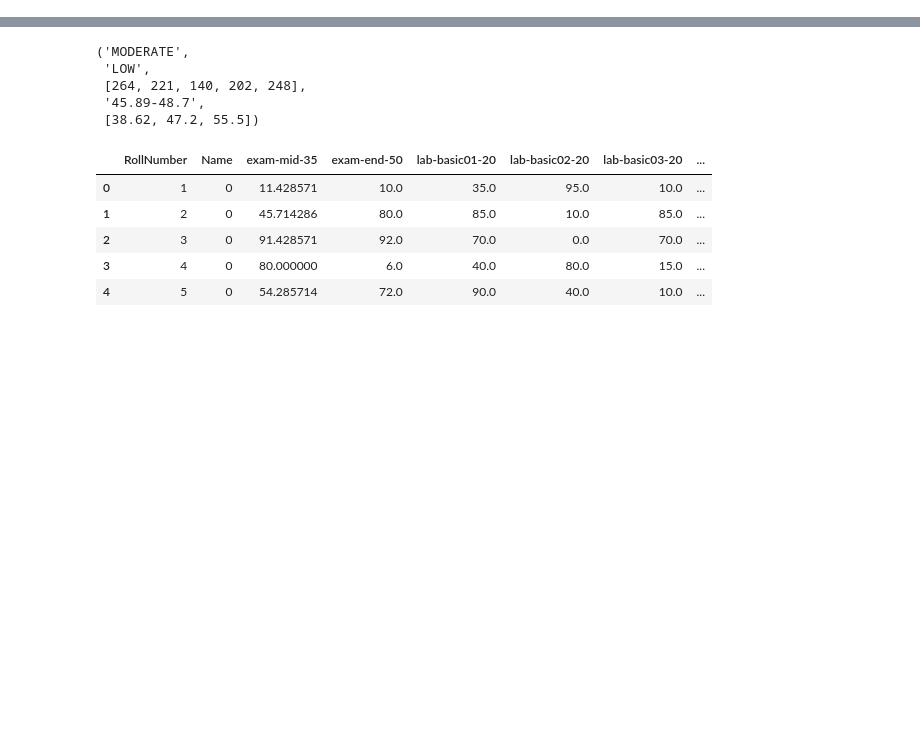
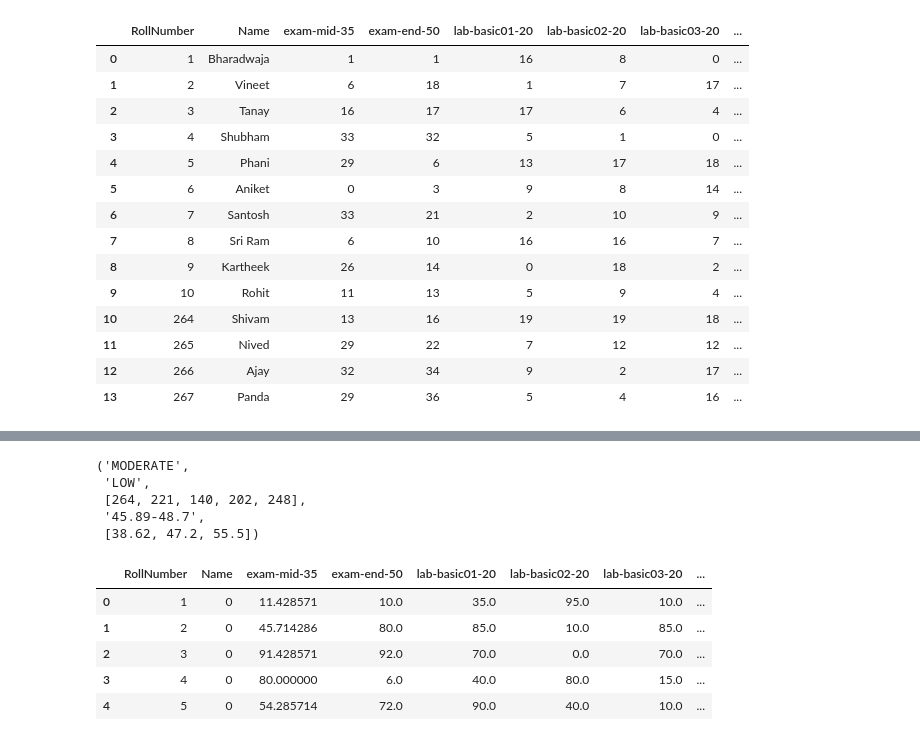
Before and after one commit to Vineet-Sharma29/Ayudar-Class-Performance-Analyzer, a Jupyter notebook: dashboard/Demo_Algo.ipynb, the cells around one changed output, grey strips where cells are left out. Saved outputs shown, nothing was run; the diff lists cells and outputs as text; code cells hidden in the pictures; blank space fills up the shorter version.

```diff
--- a/dashboard/Demo_Algo.ipynb
+++ b/dashboard/Demo_Algo.ipynb
@@ -517,4 +523,23 @@ df.columns = headers
 df['RollNumber'] = roll
 df['fraud'] = 0
 df['fraud'] = df['oth-quiz03-30']
+# %%
+df1 = pd.read_csv('test4.csv')
+df1
+# %% [output]
+|  | RollNumber | Name | exam-mid-35 | exam-end-50 | lab-basic01-20 | lab-basic02-20 | lab-basic03-20 | ... |
+| 0 | 1 | Bharadwaja | 1 | 1 | 16 | 8 | 0 | ... |
+| 1 | 2 | Vineet | 6 | 18 | 1 | 7 | 17 | ... |
+| 2 | 3 | Tanay | 16 | 17 | 17 | 6 | 4 | ... |
+| 3 | 4 | Shubham | 33 | 32 | 5 | 1 | 0 | ... |
+| 4 | 5 | Phani | 29 | 6 | 13 | 17 | 18 | ... |
+| 5 | 6 | Aniket | 0 | 3 | 9 | 8 | 14 | ... |
+| 6 | 7 | Santosh | 33 | 21 | 2 | 10 | 9 | ... |
+| 7 | 8 | Sri Ram | 6 | 10 | 16 | 16 | 7 | ... |
+| 8 | 9 | Kartheek | 26 | 14 | 0 | 18 | 2 | ... |
+| 9 | 10 | Rohit | 11 | 13 | 5 | 9 | 4 | ... |
+| 10 | 264 | Shivam | 13 | 16 | 19 | 19 | 18 | ... |
+| 11 | 265 | Nived | 29 | 22 | 7 | 12 | 12 | ... |
+| 12 | 266 | Ajay | 32 | 34 | 9 | 2 | 17 | ... |
+| 13 | 267 | Panda | 29 | 36 | 5 | 4 | 16 | ... |
 # %%
```
Also changed, not shown: parts of 9 cells of this notebook, 21 other files.
